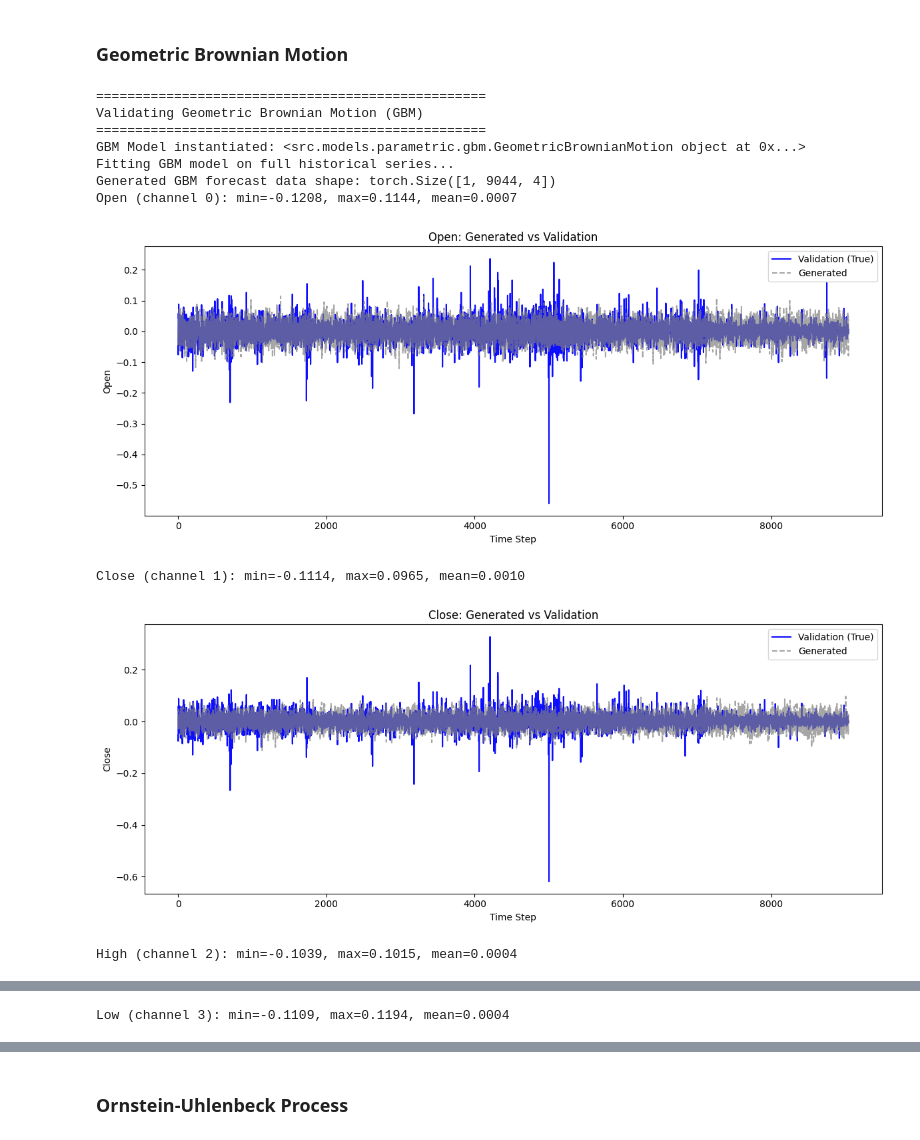
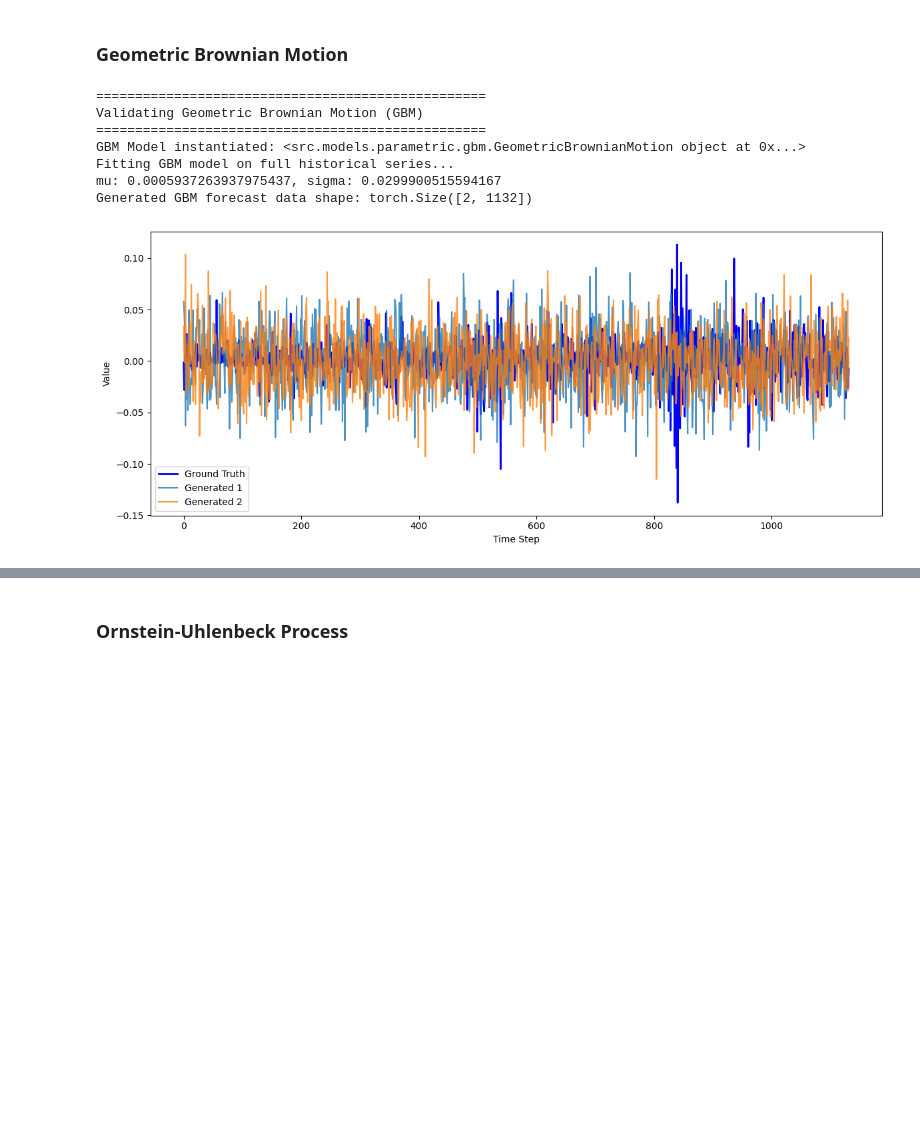
Before and after one commit to eddisonpham/StonkBench, a Jupyter notebook: notebooks/model_validation.ipynb, the cells around one changed output, grey strips where cells are left out. Drawn from its saved outputs; the diff is of its cells as text; code cells hidden in the pictures; blank space fills up the shorter version.

```diff
--- a/notebooks/model_validation.ipynb
+++ b/notebooks/model_validation.ipynb
@@ -100,6 +103,6 @@ print(f"[Unnormalized] Type of valid_data_para: {type(valid_data_para)}")
 print(f"[Unnormalized] Train data shape: {train_data_para.shape}")
 print(f"[Unnormalized] Valid data shape: {valid_data_para.shape}")
 
-length, num_channels = train_data_para.shape
-print(f"\n[Unnormalized] Inferred model output dimensions: length={length}, num_channels={num_channels}")
+length = train_data_para.shape
+print(f"\n[Unnormalized] Inferred model output dimensions: length={length}")
 # %% [output]
@@ -182,34 +163,29 @@ def plot_generated_vs_real(generated_data, num_generated_samples, length, valid_
 # %%
 print("\n" + "=" * 50)
 print("Validating Geometric Brownian Motion (GBM)")
 print("=" * 50)
 
-length, num_channels = train_data_para.shape
-forecast_horizon = train_data_para.shape[0]
+forecast_horizon = valid_data_para.shape[0]
 
-gbm_model = GeometricBrownianMotion(length=length, num_channels=num_channels)
+gbm_model = GeometricBrownianMotion()
 print(f"GBM Model instantiated: {gbm_model}")
 
 print("Fitting GBM model on full historical series...")
-gbm_parameters = gbm_model.fit(train_data_para)
+gbm_model.fit(train_data_para)
 
-num_generated_samples = 1
+num_generated_samples = 2
 gbm_generated_data = gbm_model.generate(
     num_samples=num_generated_samples,
-    seq_length=forecast_horizon,
-    seed=1
+    generation_length=forecast_horizon
 )
 print(f"Generated GBM forecast data shape: {gbm_generated_data.shape}")
-plot_generated_vs_real(gbm_generated_data, num_generated_samples, forecast_horizon, train_data_para)
+plot_generated_vs_real(gbm_generated_data, num_generated_samples, forecast_horizon, valid_data_para)
 # %% [output]
 ==================================================
 Validating Geometric Brownian Motion (GBM)
 ==================================================
 GBM Model instantiated: <src.models.parametric.gbm.GeometricBrownianMotion object at 0x...>
 Fitting GBM model on full historical series...
-Generated GBM forecast data shape: torch.Size([1, 9044, 4])
-Open (channel 0): min=-0.1208, max=0.1144, mean=0.0007
+mu: 0.0005937263937975437, sigma: 0.0299900515594167
+Generated GBM forecast data shape: torch.Size([2, 1132])
-[figure, old version]
+[figure, new version]
-Close (channel 1): min=-0.1114, max=0.0965, mean=0.0010
-[figure, removed]
-High (channel 2): min=-0.1039, max=0.1015, mean=0.0004
@@ -217 +191,0 @@ High (channel 2): min=-0.1039, max=0.1015, mean=0.0004
-Low (channel 3): min=-0.1109, max=0.1194, mean=0.0004
```
Also changed, not shown: parts of 21 cells of this notebook, 28 other files.
